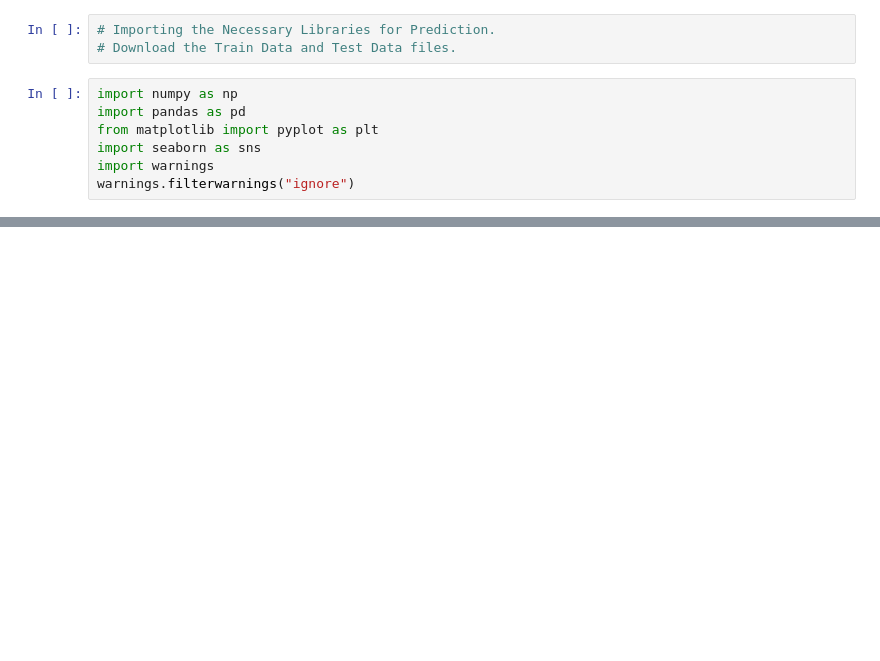
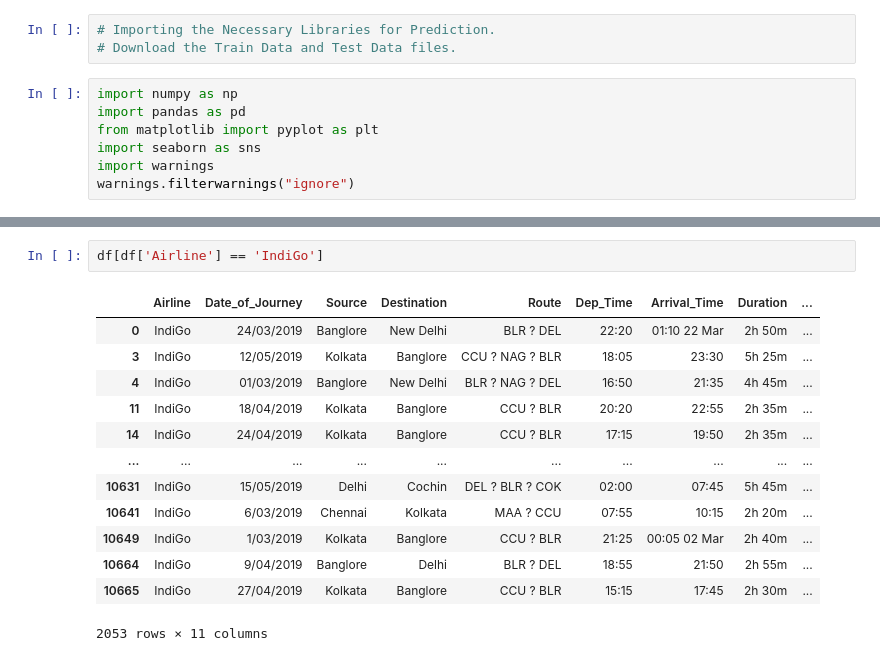
Before and after one commit to Rajasekar-N-stack/Flightprice_Prediction, a Jupyter notebook: flightpredict.ipynb, the cells around one changed output, grey strips where cells are left out. Cells and saved outputs as stored; diff of their text form; blank space fills up the shorter version.

```diff
--- a/flightpredict.ipynb
+++ b/flightpredict.ipynb
@@ -10,0 +134,16 @@ warnings.filterwarnings("ignore")
+# %%
+df[df['Airline'] == 'IndiGo']
+# %% [output]
+|  | Airline | Date_of_Journey | Source | Destination | Route | Dep_Time | Arrival_Time | Duration | ... |
+| 0 | IndiGo | 24/03/2019 | Banglore | New Delhi | BLR ? DEL | 22:20 | 01:10 22 Mar | 2h 50m | ... |
+| 3 | IndiGo | 12/05/2019 | Kolkata | Banglore | CCU ? NAG ? BLR | 18:05 | 23:30 | 5h 25m | ... |
+| 4 | IndiGo | 01/03/2019 | Banglore | New Delhi | BLR ? NAG ? DEL | 16:50 | 21:35 | 4h 45m | ... |
+| 11 | IndiGo | 18/04/2019 | Kolkata | Banglore | CCU ? BLR | 20:20 | 22:55 | 2h 35m | ... |
+| 14 | IndiGo | 24/04/2019 | Kolkata | Banglore | CCU ? BLR | 17:15 | 19:50 | 2h 35m | ... |
+| ... | ... | ... | ... | ... | ... | ... | ... | ... | ... |
+| 10631 | IndiGo | 15/05/2019 | Delhi | Cochin | DEL ? BLR ? COK | 02:00 | 07:45 | 5h 45m | ... |
+| 10641 | IndiGo | 6/03/2019 | Chennai | Kolkata | MAA ? CCU | 07:55 | 10:15 | 2h 20m | ... |
+| 10649 | IndiGo | 1/03/2019 | Kolkata | Banglore | CCU ? BLR | 21:25 | 00:05 02 Mar | 2h 40m | ... |
+| 10664 | IndiGo | 9/04/2019 | Banglore | Delhi | BLR ? DEL | 18:55 | 21:50 | 2h 55m | ... |
+| 10665 | IndiGo | 27/04/2019 | Kolkata | Banglore | CCU ? BLR | 15:15 | 17:45 | 2h 30m | ... |
+2053 rows × 11 columns
```
Also changed, not shown: parts of 16 cells of this notebook.
